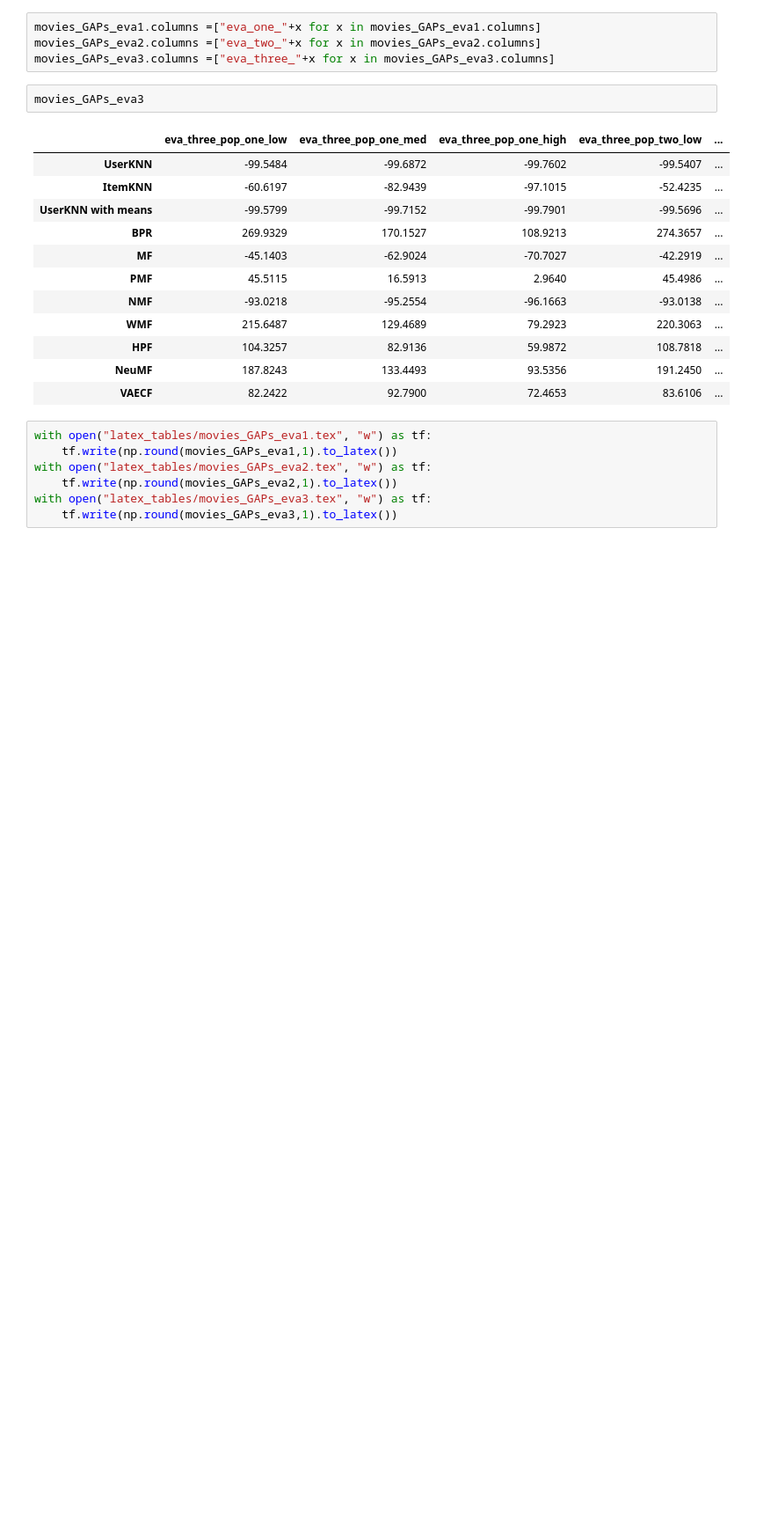
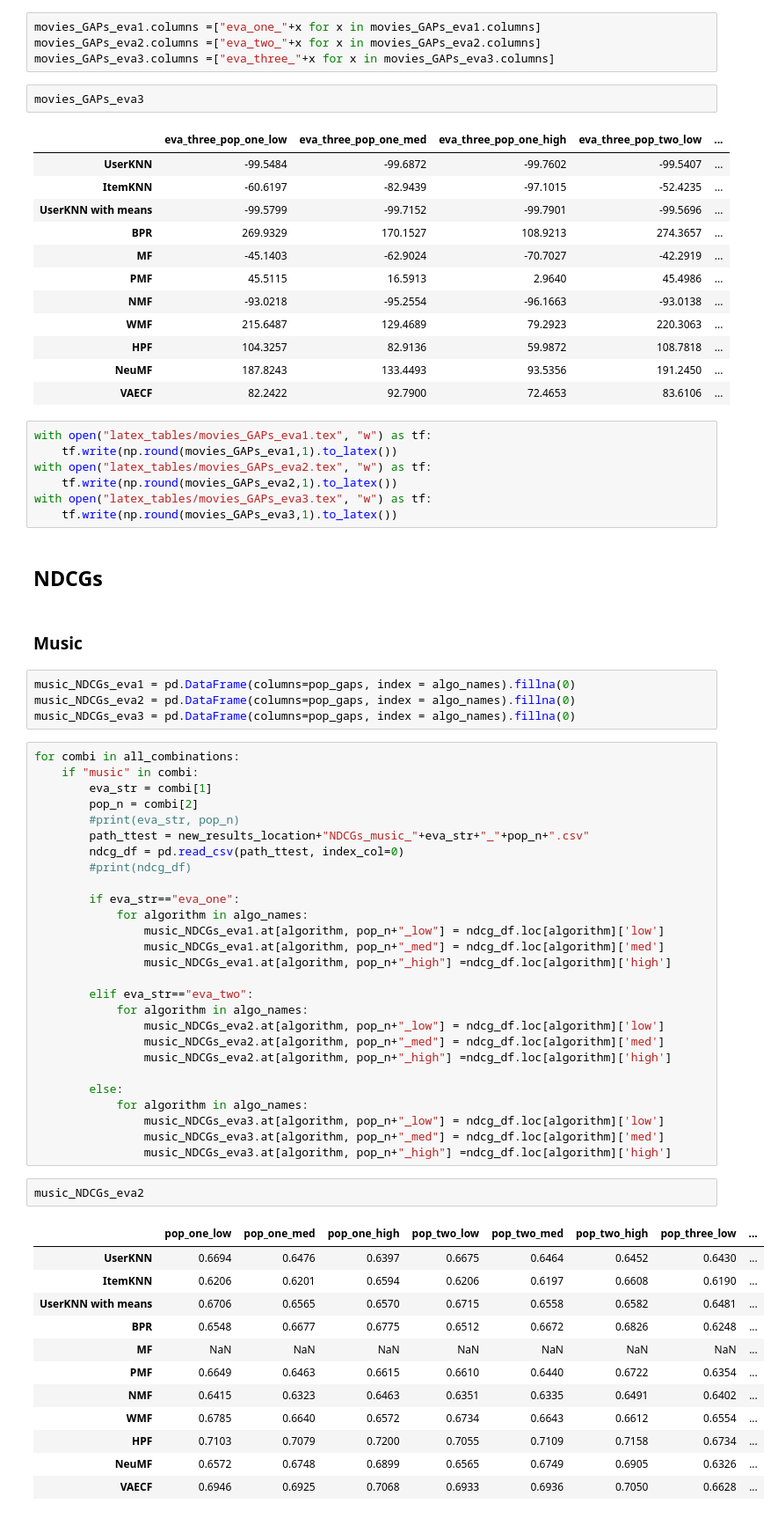
Before and after one commit to SavvinaDaniil/UnfairnessOfPopularityBias, a Jupyter notebook: 6. Analyze additional results.ipynb, the cells around one changed output. Shown at 88% size. Cells and saved outputs as stored; diff of their text form; blank space fills up the shorter version.

Commit message:
Results

```diff
--- a/6. Analyze additional results.ipynb
+++ b/6. Analyze additional results.ipynb
@@ -422,3 +422,53 @@ with open("latex_tables/movies_GAPs_eva2.tex", "w") as tf:
     tf.write(np.round(movies_GAPs_eva2,1).to_latex())
 with open("latex_tables/movies_GAPs_eva3.tex", "w") as tf:
     tf.write(np.round(movies_GAPs_eva3,1).to_latex())
+# %% [markdown]
+## NDCGs
+# %% [markdown]
+### Music
+# %%
+music_NDCGs_eva1 = pd.DataFrame(columns=pop_gaps, index = algo_names).fillna(0)
+music_NDCGs_eva2 = pd.DataFrame(columns=pop_gaps, index = algo_names).fillna(0)
+music_NDCGs_eva3 = pd.DataFrame(columns=pop_gaps, index = algo_names).fillna(0)
+# %%
+for combi in all_combinations:
+    if "music" in combi:
+        eva_str = combi[1]
+        pop_n = combi[2]
+        #print(eva_str, pop_n)
+        path_ttest = new_results_location+"NDCGs_music_"+eva_str+"_"+pop_n+".csv"
+        ndcg_df = pd.read_csv(path_ttest, index_col=0)
+        #print(ndcg_df)
+
+        if eva_str=="eva_one":
+            for algorithm in algo_names:
+                music_NDCGs_eva1.at[algorithm, pop_n+"_low"] = ndcg_df.loc[algorithm]['low']
+                music_NDCGs_eva1.at[algorithm, pop_n+"_med"] = ndcg_df.loc[algorithm]['med']
+                music_NDCGs_eva1.at[algorithm, pop_n+"_high"] =ndcg_df.loc[algorithm]['high']
+
+        elif eva_str=="eva_two":
+            for algorithm in algo_names:
+                music_NDCGs_eva2.at[algorithm, pop_n+"_low"] = ndcg_df.loc[algorithm]['low']
+                music_NDCGs_eva2.at[algorithm, pop_n+"_med"] = ndcg_df.loc[algorithm]['med']
+                music_NDCGs_eva2.at[algorithm, pop_n+"_high"] =ndcg_df.loc[algorithm]['high']
+
+        else:
+            for algorithm in algo_names:
+                music_NDCGs_eva3.at[algorithm, pop_n+"_low"] = ndcg_df.loc[algorithm]['low']
+                music_NDCGs_eva3.at[algorithm, pop_n+"_med"] = ndcg_df.loc[algorithm]['med']
+                music_NDCGs_eva3.at[algorithm, pop_n+"_high"] =ndcg_df.loc[algorithm]['high']
+# %%
+music_NDCGs_eva2
+# %% [output]
+|  | pop_one_low | pop_one_med | pop_one_high | pop_two_low | pop_two_med | pop_two_high | pop_three_low | ... |
+| UserKNN | 0.6694 | 0.6476 | 0.6397 | 0.6675 | 0.6464 | 0.6452 | 0.6430 | ... |
+| ItemKNN | 0.6206 | 0.6201 | 0.6594 | 0.6206 | 0.6197 | 0.6608 | 0.6190 | ... |
+| UserKNN with means | 0.6706 | 0.6565 | 0.6570 | 0.6715 | 0.6558 | 0.6582 | 0.6481 | ... |
+| BPR | 0.6548 | 0.6677 | 0.6775 | 0.6512 | 0.6672 | 0.6826 | 0.6248 | ... |
+| MF | NaN | NaN | NaN | NaN | NaN | NaN | NaN | ... |
+| PMF | 0.6649 | 0.6463 | 0.6615 | 0.6610 | 0.6440 | 0.6722 | 0.6354 | ... |
+| NMF | 0.6415 | 0.6323 | 0.6463 | 0.6351 | 0.6335 | 0.6491 | 0.6402 | ... |
+| WMF | 0.6785 | 0.6640 | 0.6572 | 0.6734 | 0.6643 | 0.6612 | 0.6554 | ... |
+| HPF | 0.7103 | 0.7079 | 0.7200 | 0.7055 | 0.7109 | 0.7158 | 0.6734 | ... |
+| NeuMF | 0.6572 | 0.6748 | 0.6899 | 0.6565 | 0.6749 | 0.6905 | 0.6326 | ... |
+| VAECF | 0.6946 | 0.6925 | 0.7068 | 0.6933 | 0.6936 | 0.7050 | 0.6628 | ... |
```
Also changed, not shown: parts of 7 cells of this notebook, 7 other files.
